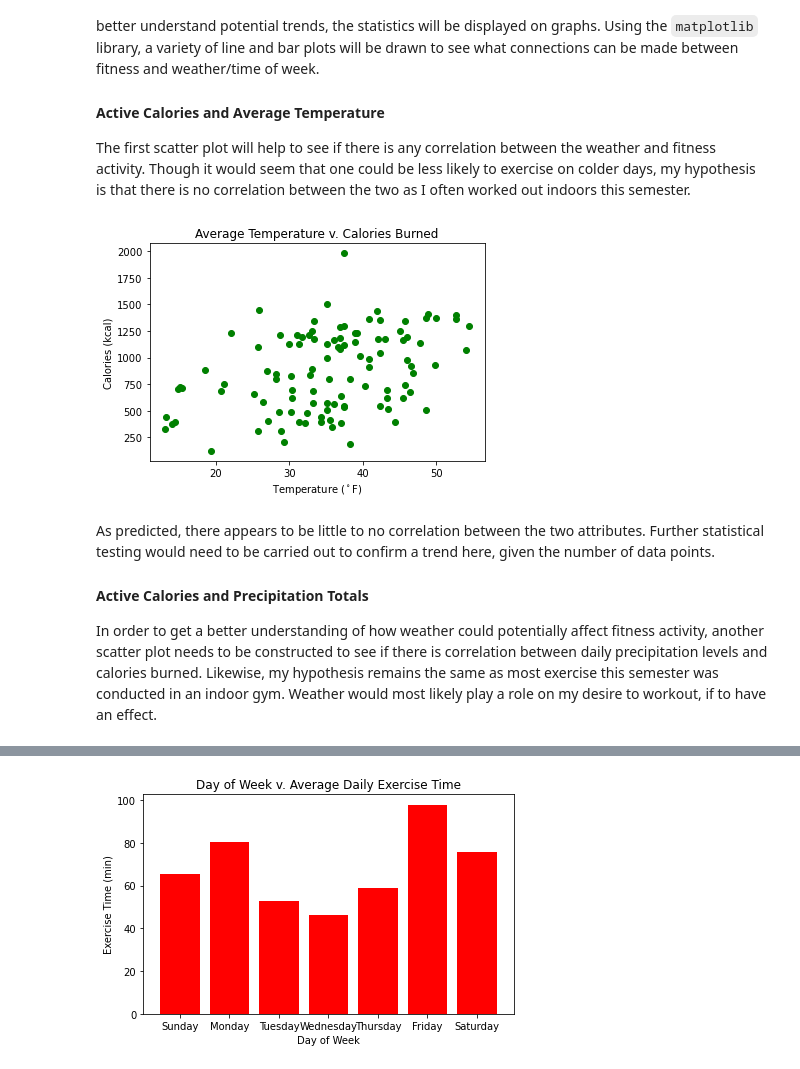
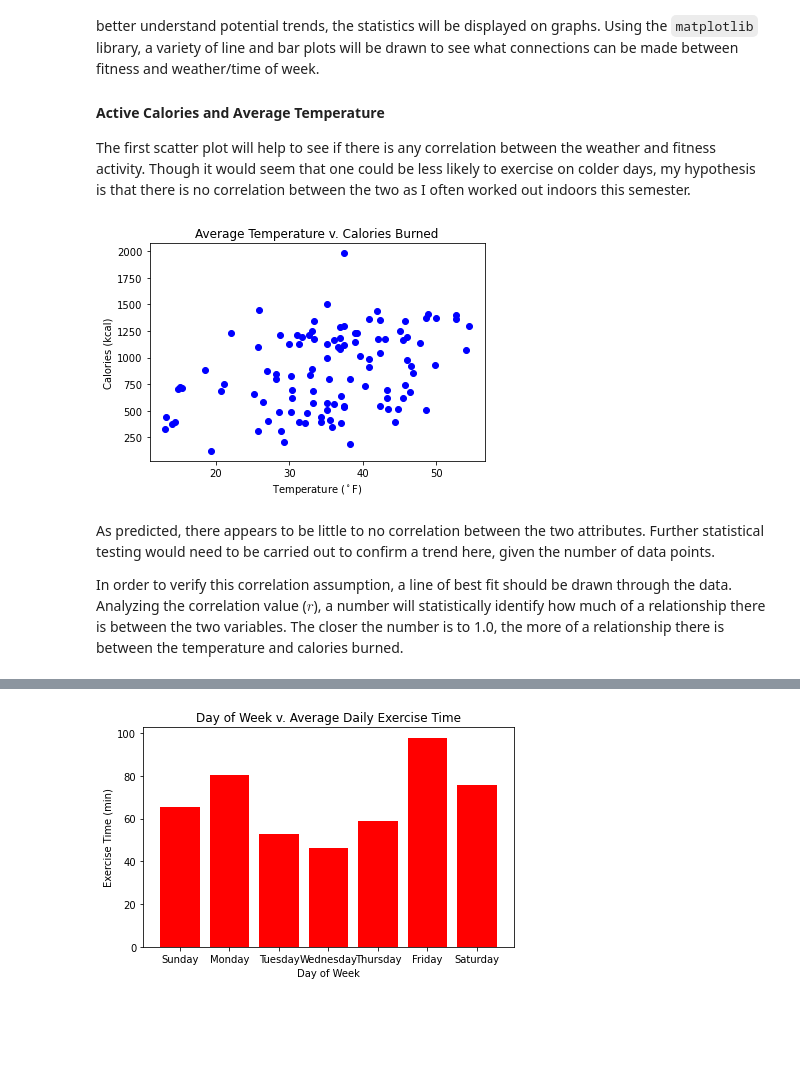
Before and after one commit to dgiacobbi/AppleFitnessEDA, a Jupyter notebook: AppleFitEDA.ipynb, the cells around one changed output, grey strips where cells are left out. Saved outputs shown, nothing was run; the diff lists cells and outputs as text; code cells hidden in the pictures; blank space fills up the shorter version.

Commit message:
working on data vis

```diff
--- a/AppleFitEDA.ipynb
+++ b/AppleFitEDA.ipynb
@@ -199,9 +205,8 @@ Now that the unnecessary columns have been deleted, missing values need to be fi
 # %%
+import numpy as np
+
 daily_health_df["Exercise Time (min)"].fillna(0, inplace=True)
+
 daily_health_df["Flights Climbed"].fillna(0, inplace=True)
 
-rest_avg = daily_health_df["Rest Heart Rate"].mean()
-daily_health_df["Rest Heart Rate"].fillna(rest_avg, inplace=True)
-
-for i in range(len(daily_health_df.columns)):
-    print("Null value column", i, "count:", daily_health_df.iloc[i].isnull().sum())
+daily_health_df["Rest Heart Rate"].interpolate(method="linear", limit_direction="forward", inplace=True)
@@ -245,8 +240,6 @@ workout_df.drop("Elevation Ascended (ft)", axis=1, inplace=True)
 workout_df.drop("Elevation Descended (ft)", axis=1, inplace=True)
 
 print(workout_df.columns)
-for i in range(len(workout_df.columns)):
-    print("Null value column", i, "count:", workout_df.iloc[i].isnull().sum())
 # %% [output]
 Index(['Type', 'Date', 'Duration', 'Total Energy (kcal)',
        'Max Heart Rate (bpm)', 'Avg Heart Rate (bpm)'],
@@ -274,8 +263,8 @@ daily_weather_df.drop("wpgt", axis=1, inplace=True)
 daily_weather_df.drop("pres", axis=1, inplace=True)
 daily_weather_df.drop("tsun", axis=1, inplace=True)
 
+daily_weather_df["tavg"].interpolate(method="linear", limit_direction="forward", inplace=True)
+
 print(daily_weather_df.columns)
-for i in range(len(daily_weather_df.columns)):
-    print("Null value column", i, "count:", daily_weather_df.iloc[i].isnull().sum())
 # %% [output]
 Index(['Date', 'tavg', 'tmin', 'tmax', 'prcp', 'wspd'], dtype='object')
@@ -356,17 +347,15 @@ The first scatter plot will help to see if there is any correlation between the
 # %%
 import matplotlib.pyplot as plt
 
 plt.figure()
-plt.scatter(daily_merged_df["tavg"], daily_merged_df["Calories"], color="green")
+plt.scatter(daily_merged_df["tavg"], daily_merged_df["Calories"], color="blue")
 plt.title("Average Temperature v. Calories Burned")
 plt.xlabel("Temperature ($^\circ$F)")
 plt.ylabel("Calories (kcal)")
 plt.show()
 # %% [output]
-[figure, old version]
+[figure, new version]
 # %% [markdown]
 As predicted, there appears to be little to no correlation between the two attributes. Further statistical testing would need to be carried out to confirm a trend here, given the number of data points.
 
-#### Active Calories and Precipitation Totals
-
-In order to get a better understanding of how weather could potentially affect fitness activity, another scatter plot needs to be constructed to see if there is correlation between daily precipitation levels and calories burned. Likewise, my hypothesis remains the same as most exercise this semester was conducted in an indoor gym. Weather would most likely play a role on my desire to workout, if to have an effect.
+In order to verify this correlation assumption, a line of best fit should be drawn through the data. Analyzing the correlation value ($r$), a number will statistically identify how much of a relationship there is between the two variables. The closer the number is to 1.0, the more of a relationship there is between the temperature and calories burned.
```
Also changed, not shown: parts of 12 cells of this notebook.
